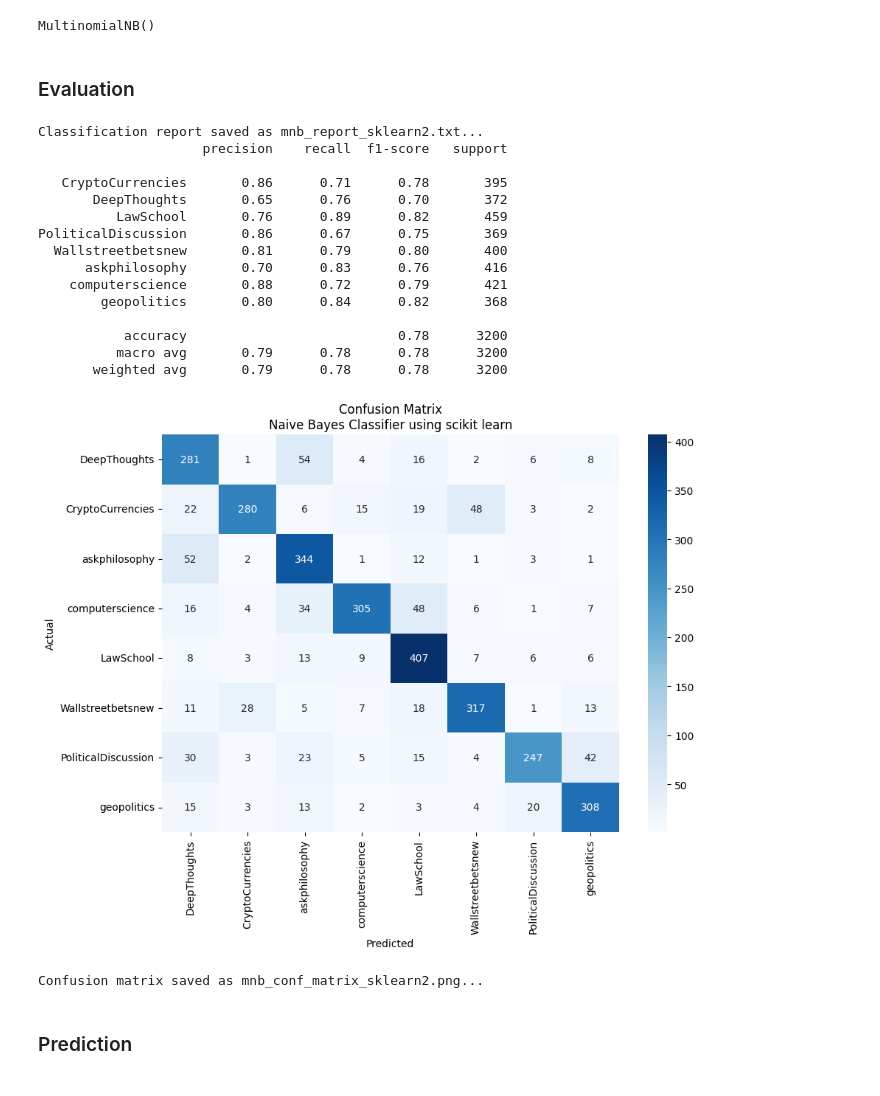
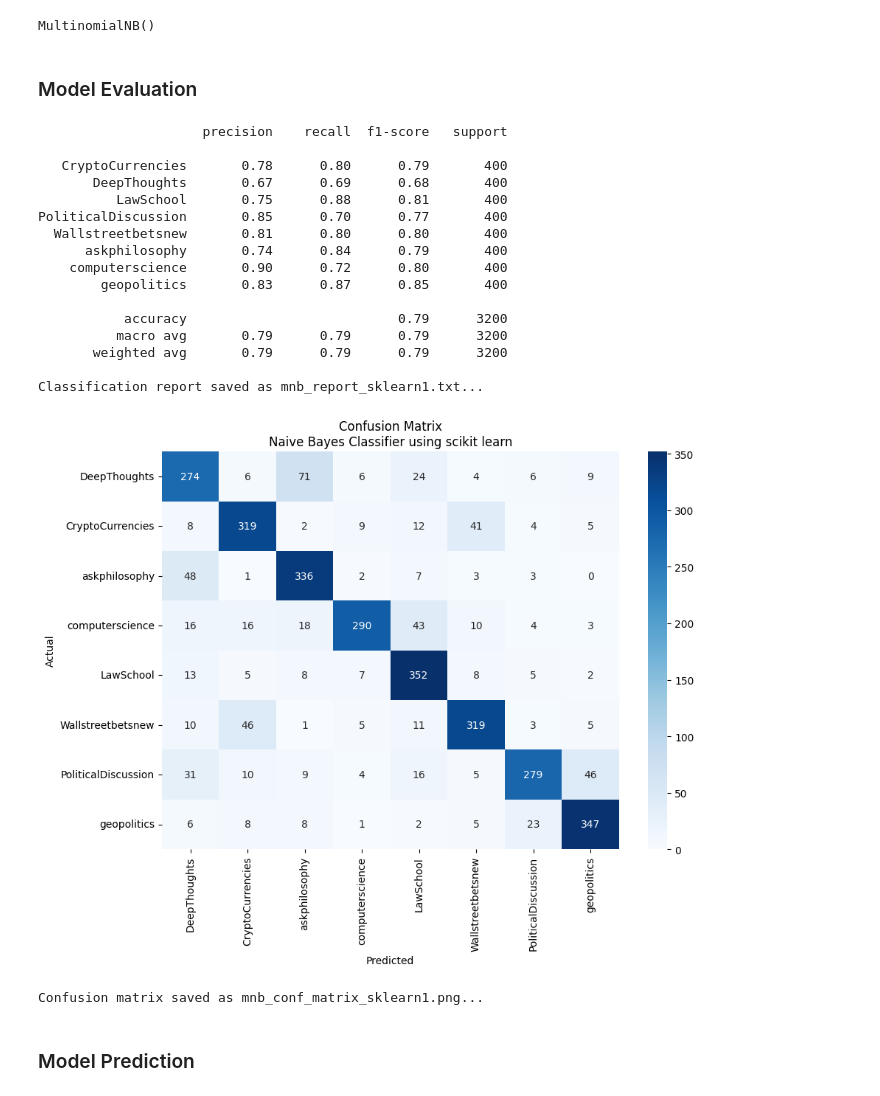
Before and after one commit to johndeweyzxc/Multinomial-Naive-Bayes, a Jupyter notebook: mnb_sklearn.ipynb, the cells around one changed output. Drawn from its saved outputs; the diff is of its cells as text; code cells hidden in the pictures.

Commit message:
Fixed unbalanced dataset and validation dataset on SKLearn implementation

```diff
--- a/mnb_sklearn.ipynb
+++ b/mnb_sklearn.ipynb
@@ -444,18 +442,15 @@ MultinomialNB()
 #### Training using Time-Based Dataset
 Only run this cell if you use time-based dataset splitting
 # %%
-# Define features (X) and target (y) for both training and validation sets
-X_train = df_train['text_content'] # Features for training
-y_train = df_train['subreddit'] # Target for training
+X_train = df_train['tokens']
+y_train = df_train['subreddit']
 
-X_val = df_valid['text_content'] # Features for validation
-y_val = df_valid['subreddit'] # Target for validation
+X_val = df_valid['tokens']
+y_val = df_valid['subreddit']
 
 # Apply vectorization using TF-IDF
 print('Vectorizing using TF-IDF...')
 tfidf = TfidfVectorizer(max_features=20_000)
-
-# Fit on training data and transform both training and validation sets
 X_train_tfidf = tfidf.fit_transform(X_train)
 X_val_tfidf = tfidf.transform(X_val)
 
@@ -468,48 +463,48 @@ Vectorizing using TF-IDF...
 Training the model...
 MultinomialNB()
 # %% [markdown]
-### Evaluation
+### Model Evaluation
-# %%
-# Evaluate the model
-y_pred = model.predict(X_val_tfidf)
-# Classification report
-report = classification_report(y_val, y_pred)
-# Save report (optional)
-# save_classification_report(report)
-print(report)
-# %% [output]
-Classification report saved as mnb_report_sklearn2.txt...
-                     precision    recall  f1-score   support
-
-   CryptoCurrencies       0.86      0.71      0.78       395
-       DeepThoughts       0.65      0.76      0.70       372
-          LawSchool       0.76      0.89      0.82       459
-PoliticalDiscussion       0.86      0.67      0.75       369
-  Wallstreetbetsnew       0.81      0.79      0.80       400
-      askphilosophy       0.70      0.83      0.76       416
-    computerscience       0.88      0.72      0.79       421
-        geopolitics       0.80      0.84      0.82       368
-
-           accuracy                           0.78      3200
-          macro avg       0.79      0.78      0.78      3200
-       weighted avg       0.79      0.78      0.78      3200
 # %%
+y_pred = model.predict(X_val_tfidf)
+
+# Classification report
+report = classification_report(y_val, y_pred)
+print(report)
+# Save report (optional)
+save_classification_report(report)
+
 # Confusion matrix
 conf_matrix = confusion_matrix(y_val, y_pred, labels=classes)
 fig, ax = plt.subplots(figsize=(10, 7))
 sns.heatmap(conf_matrix, annot=True, fmt='d', cmap='Blues',
             xticklabels=classes, yticklabels=classes)
 plt.xlabel('Predicted')
 plt.ylabel('Actual')
 plt.title('Confusion Matrix\nNaive Bayes Classifier using scikit learn')
 plt.show()
 # Save confusion matrix (optional)
-# save_confusion_matrix(fig)
+save_confusion_matrix(fig)
 # %% [output]
+                     precision    recall  f1-score   support
+
+   CryptoCurrencies       0.78      0.80      0.79       400
+       DeepThoughts       0.67      0.69      0.68       400
+          LawSchool       0.75      0.88      0.81       400
+PoliticalDiscussion       0.85      0.70      0.77       400
+  Wallstreetbetsnew       0.81      0.80      0.80       400
+      askphilosophy       0.74      0.84      0.79       400
+    computerscience       0.90      0.72      0.80       400
+        geopolitics       0.83      0.87      0.85       400
+
+           accuracy                           0.79      3200
+          macro avg       0.79      0.79      0.79      3200
+       weighted avg       0.79      0.79      0.79      3200
+
+Classification report saved as mnb_report_sklearn1.txt...
-[figure, old version]
+[figure, new version]
-Confusion matrix saved as mnb_conf_matrix_sklearn2.png...
+Confusion matrix saved as mnb_conf_matrix_sklearn1.png...
 # %% [markdown]
-### Prediction
+### Model Prediction
 # %%
 def predict(text):
     # Transform the input text using the same TF-IDF vectorizer used for training
```
Also changed, not shown: parts of 10 cells of this notebook, 16 other files.
